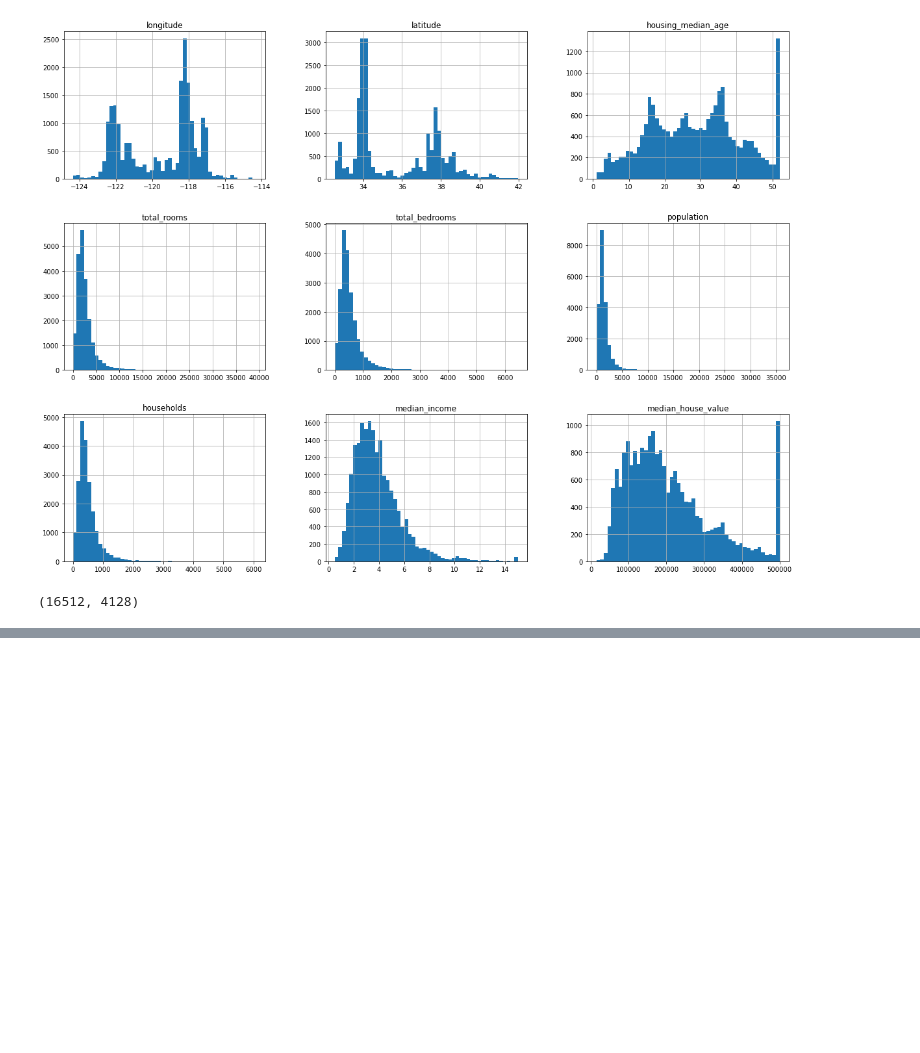
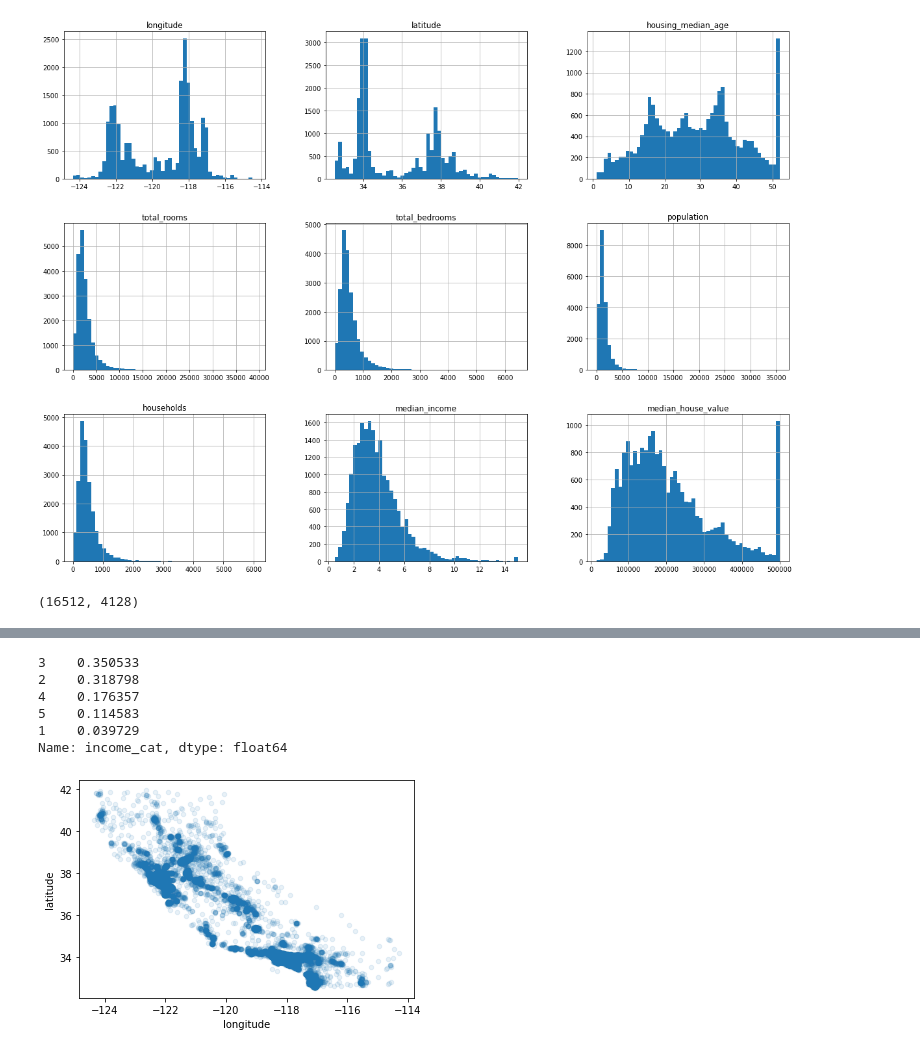
Before and after one commit to carlos-edhr/hands-on-ml, a Jupyter notebook: 01_Housing.ipynb, the cells around one changed output, grey strips where cells are left out. Cells and saved outputs as stored; diff of their text form; code cells hidden in the pictures; blank space fills up the shorter version.

Commit message:
Concluded data visualization and explorations step.

```diff
--- a/01_Housing.ipynb
+++ b/01_Housing.ipynb
@@ -148,0 +139,10 @@ for set_ in (strat_train_set, strat_test_set):
+# %%
+# This is the income proportion of the categories
+strat_test_set["income_cat"].value_counts() / len(strat_test_set)
+# %% [output]
+3    0.350533
+2    0.318798
+4    0.176357
+5    0.114583
+1    0.039729
+Name: income_cat, dtype: float64
@@ -148,0 +153,8 @@ for set_ in (strat_train_set, strat_test_set):
+# %%
+# To make a copy of the train set
+housing = strat_train_set.copy()
+# %%
+# Scatter plot, parameter aplha makes it easier to visualize high density areas
+housing.plot(kind="scatter", x="longitude", y="latitude", alpha=0.1);
+# %% [output]
+[figure, added]
```
Also changed, not shown: parts of 17 cells of this notebook.
